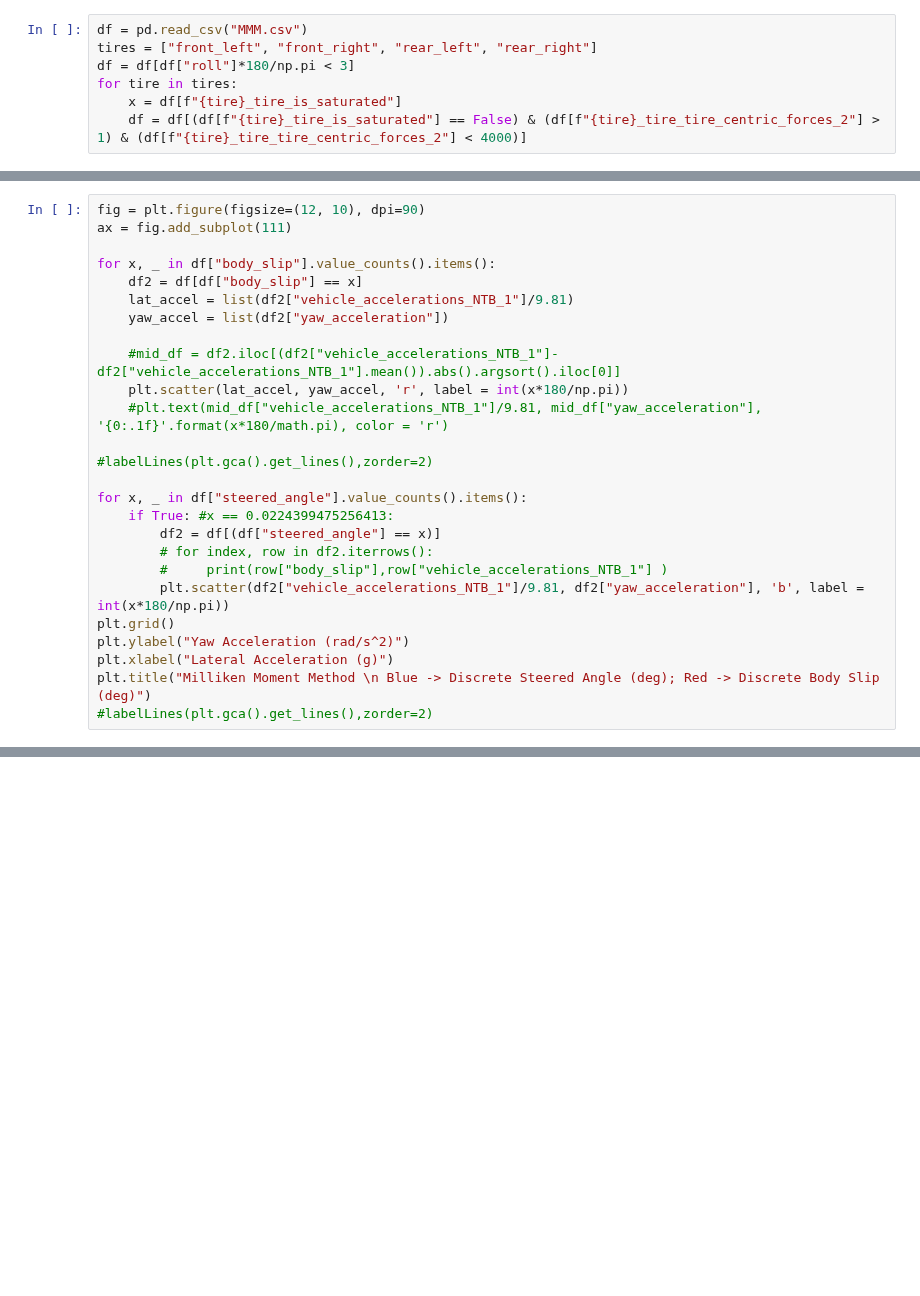
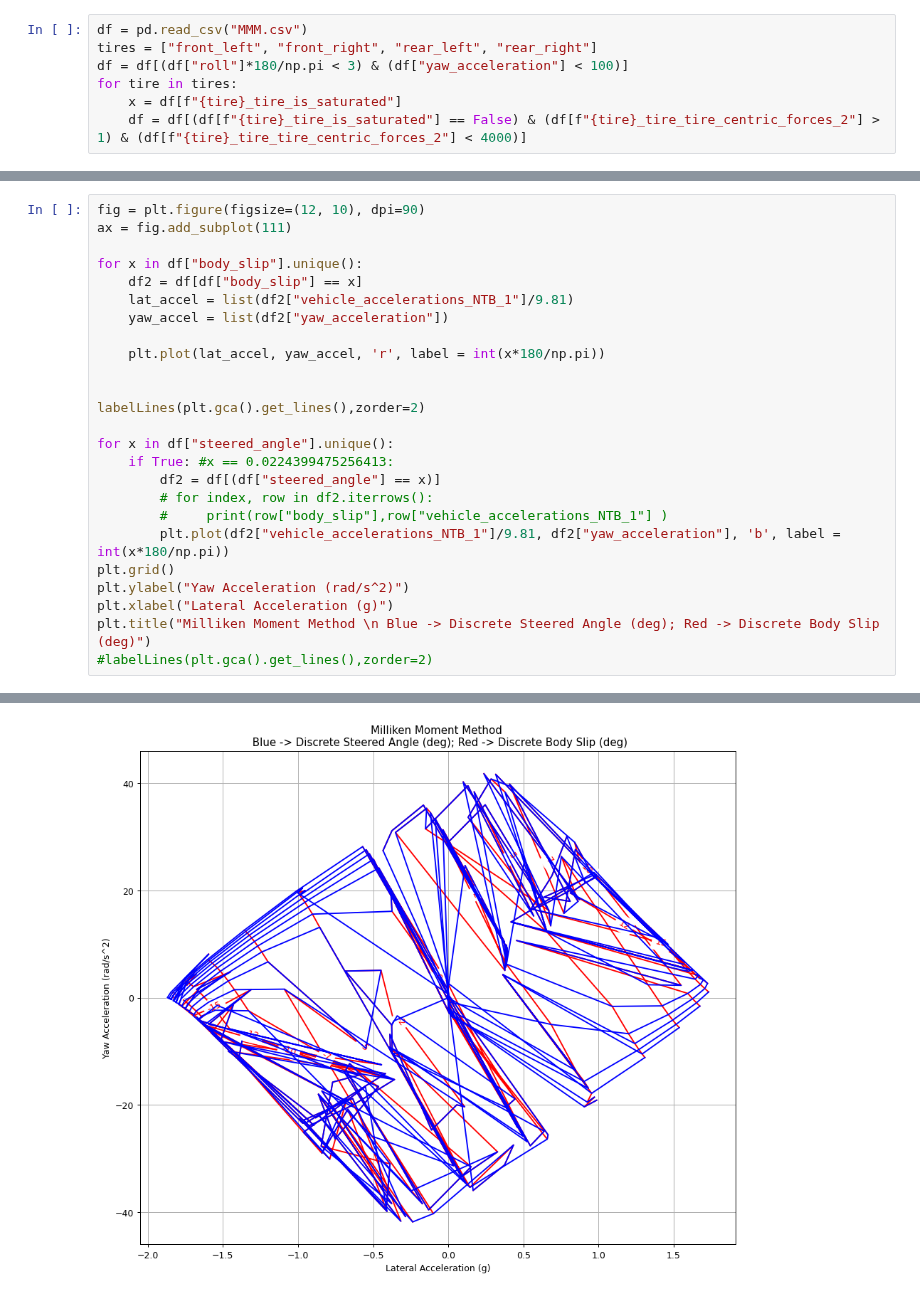
Before and after one commit to LonghornRacingElectric/magic_moment_method, a Jupyter notebook: analysis/MMM_plotter.ipynb, the cells around one changed output, grey strips where cells are left out. Saved outputs shown, nothing was run; the diff lists cells and outputs as text; blank space fills up the shorter version.

```diff
--- a/analysis/MMM_plotter.ipynb
+++ b/analysis/MMM_plotter.ipynb
@@ -14,7 +20,7 @@ c:\Users\kiera\Documents\apersonal_documents\formula\magic_moment_method\analysi
 # %%
 df = pd.read_csv("MMM.csv")
 tires = ["front_left", "front_right", "rear_left", "rear_right"]
-df = df[df["roll"]*180/np.pi < 3]
+df = df[(df["roll"]*180/np.pi < 3) & (df["yaw_acceleration"] < 100)]
 for tire in tires:
     x = df[f"{tire}_tire_is_saturated"]
     df = df[(df[f"{tire}_tire_is_saturated"] == False) & (df[f"{tire}_tire_tire_centric_forces_2"] > 1) & (df[f"{tire}_tire_tire_centric_forces_2"] < 4000)]
@@ -22,25 +30,25 @@ for tire in tires:
 fig = plt.figure(figsize=(12, 10), dpi=90)
 ax = fig.add_subplot(111)
 
-for x, _ in df["body_slip"].value_counts().items():
+for x in df["body_slip"].unique():
     df2 = df[df["body_slip"] == x]
     lat_accel = list(df2["vehicle_accelerations_NTB_1"]/9.81)
     yaw_accel = list(df2["yaw_acceleration"])
 
-    #mid_df = df2.iloc[(df2["vehicle_accelerations_NTB_1"]-df2["vehicle_accelerations_NTB_1"].mean()).abs().argsort().iloc[0]]
-    plt.scatter(lat_accel, yaw_accel, 'r', label = int(x*180/np.pi))
-    #plt.text(mid_df["vehicle_accelerations_NTB_1"]/9.81, mid_df["yaw_acceleration"], '{0:.1f}'.format(x*180/math.pi), color = 'r')
+    plt.plot(lat_accel, yaw_accel, 'r', label = int(x*180/np.pi))
 
-#labelLines(plt.gca().get_lines(),zorder=2)
 
-for x, _ in df["steered_angle"].value_counts().items():
+labelLines(plt.gca().get_lines(),zorder=2)
+
+for x in df["steered_angle"].unique():
     if True: #x == 0.0224399475256413:
         df2 = df[(df["steered_angle"] == x)]
         # for index, row in df2.iterrows():
         #     print(row["body_slip"],row["vehicle_accelerations_NTB_1"] )
-        plt.scatter(df2["vehicle_accelerations_NTB_1"]/9.81, df2["yaw_acceleration"], 'b', label = int(x*180/np.pi))
+        plt.plot(df2["vehicle_accelerations_NTB_1"]/9.81, df2["yaw_acceleration"], 'b', label = int(x*180/np.pi))
 plt.grid()
 plt.ylabel("Yaw Acceleration (rad/s^2)")
 plt.xlabel("Lateral Acceleration (g)")
 plt.title("Milliken Moment Method \n Blue -> Discrete Steered Angle (deg); Red -> Discrete Body Slip (deg)")
 #labelLines(plt.gca().get_lines(),zorder=2)
+# %% [output]
@@ -46,0 +57 @@ plt.title("Milliken Moment Method \n Blue -> Discrete Steered Angle (deg); Red -
+[figure, added]
```
Also changed, not shown: parts of 22 cells of this notebook, 15 other files.
